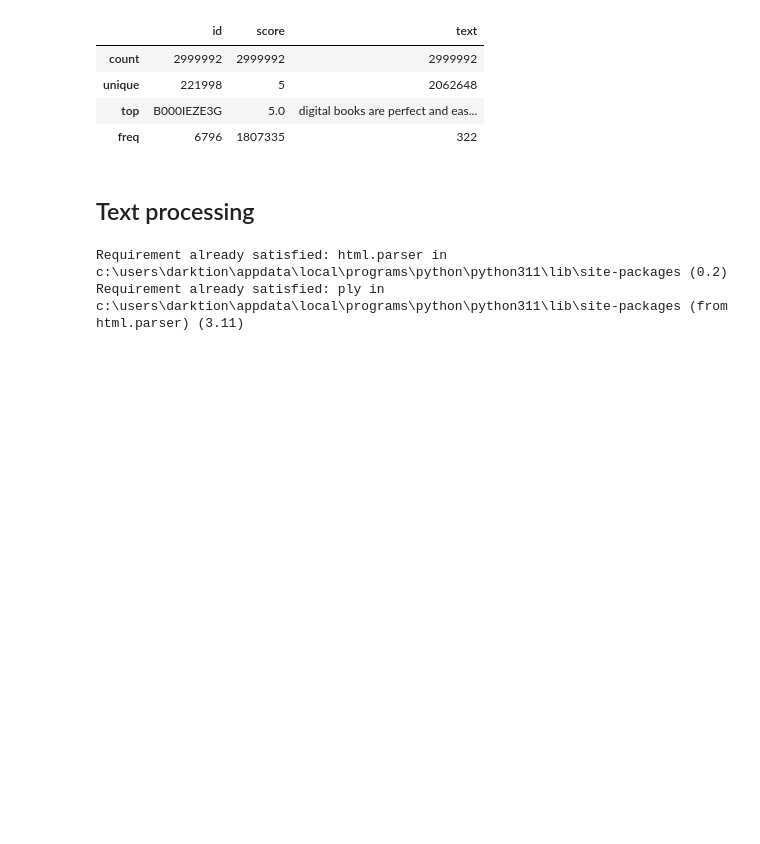
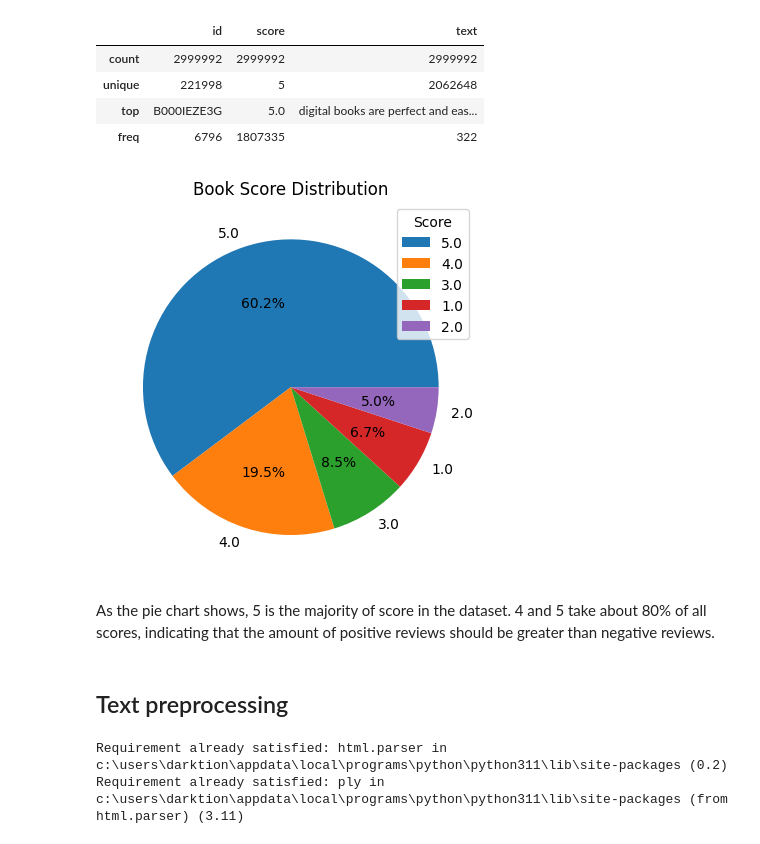
Before and after one commit to Darkt1on/Amazon-book-review, a Jupyter notebook: Amazon_book_review.ipynb, the cells around one changed output. Saved outputs shown, nothing was run; the diff lists cells and outputs as text; code cells hidden in the pictures; blank space fills up the shorter version.

```diff
--- a/Amazon_book_review.ipynb
+++ b/Amazon_book_review.ipynb
@@ -35,8 +35,24 @@ df.describe()
 | unique | 221998 | 5 | 2062648 |
 | top | B000IEZE3G | 5.0 | digital books are perfect and eas... |
 | freq | 6796 | 1807335 | 322 |
+# %%
+# Visualize score distribution in dataset
+score_freq = df.score.value_counts()
+
+plt.pie(score_freq.values, labels=score_freq.index, autopct='%1.1f%%')
+
+# set the title and legend
+plt.title('Book Score Distribution')
+plt.legend(title="Score", loc="best")
+
+# show the plot
+plt.show()
+# %% [output]
+[figure, added]
+# %% [markdown]
+As the pie chart shows, 5 is the majority of score in the dataset. 4 and 5 take about 80% of all scores, indicating that the amount of positive reviews should be greater than negative reviews.
 # %% [markdown]
-## Text processing
+## Text preprocessing
 # %%
 # Implementation from Dr.Yulia
 # https://wustl.instructure.com/courses/100198/files/6153908/download?download_frd=1
```
Also changed, not shown: parts of 8 cells of this notebook.
